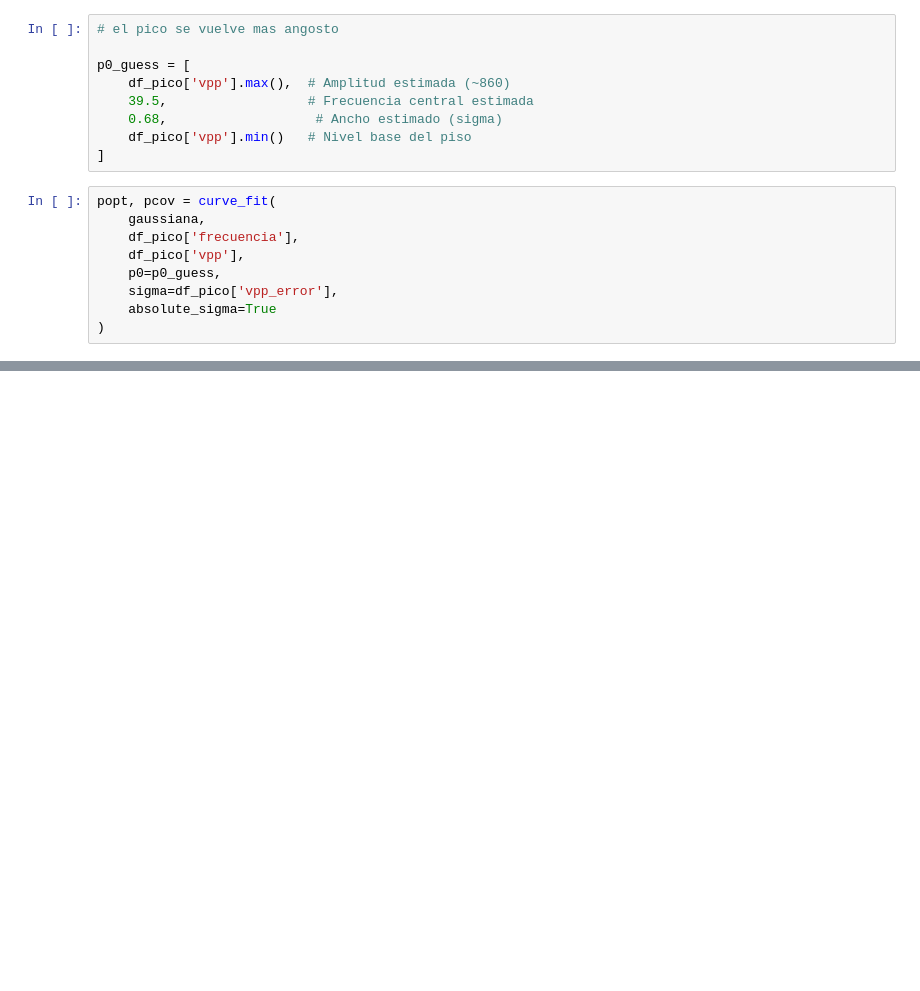
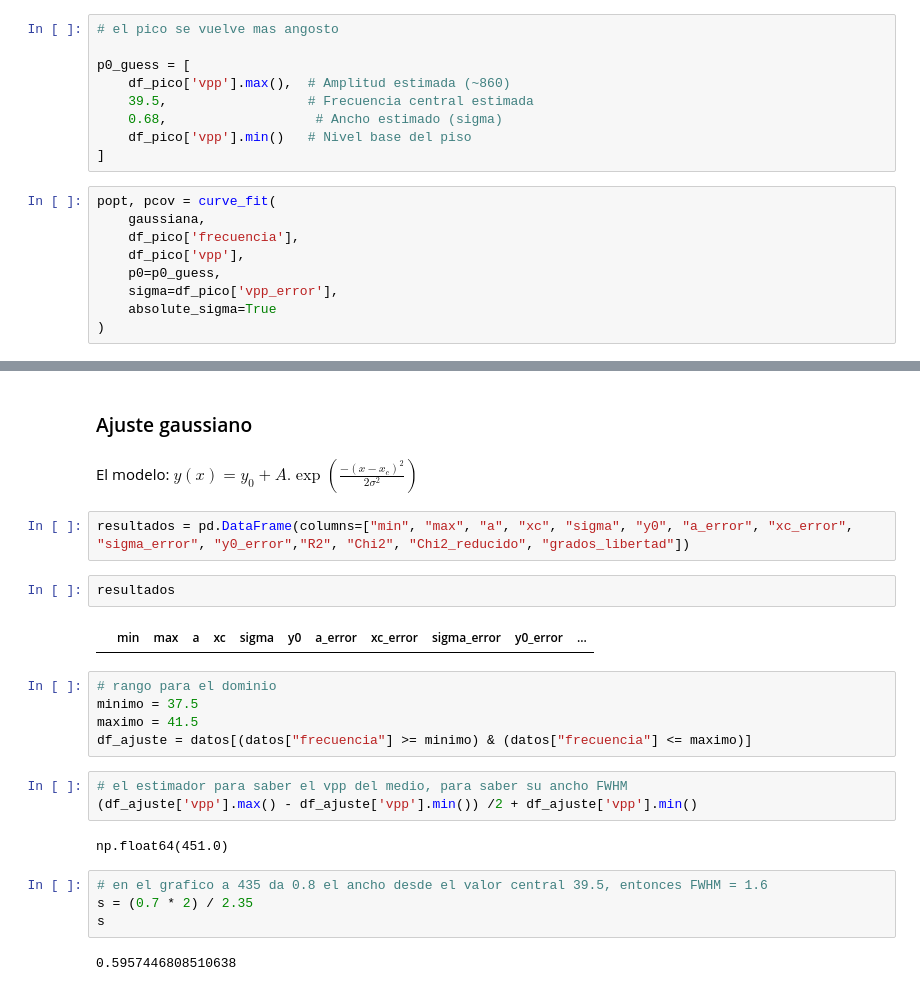
Before and after one commit to PyKev24/Jacky, a Jupyter notebook: Laboratorio2/estadistica/ajuste_gaussiano.ipynb, the cells around one changed output, grey strips where cells are left out. Cells and saved outputs as stored; diff of their text form; blank space fills up the shorter version.

```diff
--- a/Laboratorio2/estadistica/ajuste_gaussiano.ipynb
+++ b/Laboratorio2/estadistica/ajuste_gaussiano.ipynb
@@ -148,0 +233,26 @@ plt.show()
+# %% [markdown]
+### Ajuste gaussiano
+# %% [markdown]
+El modelo: $y(x) = y_0 + A. \exp(\frac{-(x-x_c)^2}{2\sigma^2}) $
+# %%
+resultados = pd.DataFrame(columns=["min", "max", "a", "xc", "sigma", "y0", "a_error", "xc_error", "sigma_error", "y0_error","R2", "Chi2", "Chi2_reducido", "grados_libertad"])
+# %%
+resultados
+# %% [output]
+|  | min | max | a | xc | sigma | y0 | a_error | xc_error | sigma_error | y0_error | ... |
+# %%
+# rango para el dominio
+minimo = 37.5
+maximo = 41.5
+df_ajuste = datos[(datos["frecuencia"] >= minimo) & (datos["frecuencia"] <= maximo)]
+# %%
+# el estimador para saber el vpp del medio, para saber su ancho FWHM
+(df_ajuste['vpp'].max() - df_ajuste['vpp'].min()) /2 + df_ajuste['vpp'].min()
+# %% [output]
+np.float64(451.0)
+# %%
+# en el grafico a 435 da 0.8 el ancho desde el valor central 39.5, entonces FWHM = 1.6
+s = (0.7 * 2) / 2.35
+s
+# %% [output]
+0.5957446808510638
```
Also changed, not shown: parts of 20 cells of this notebook, 5 other files.
